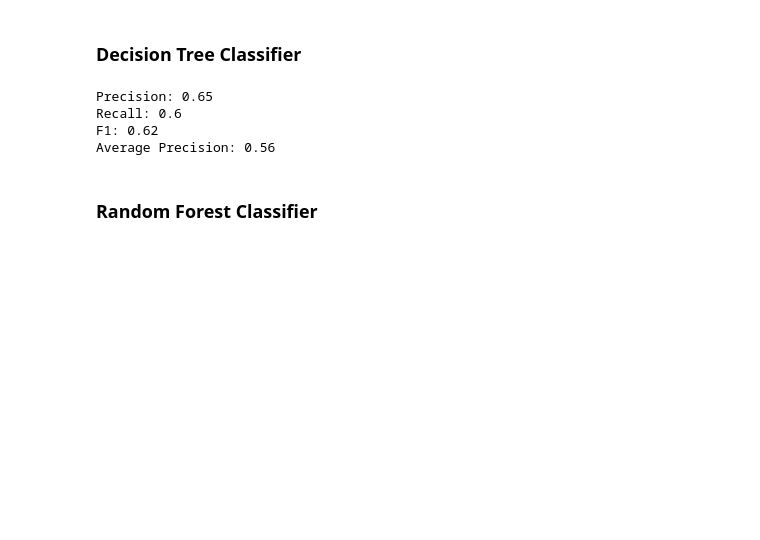
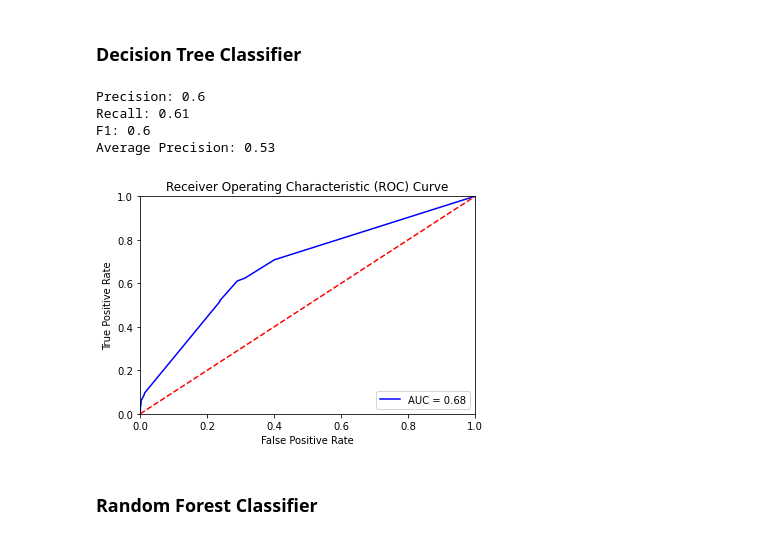
Before and after one commit to yangxiaohan57/classify-disaster-tweet, a Jupyter notebook: notebooks/01-tfidf-classification.ipynb, the cells around one changed output. Cells and saved outputs as stored; diff of their text form; code cells hidden in the pictures; blank space fills up the shorter version.

```diff
--- a/notebooks/01-tfidf-classification.ipynb
+++ b/notebooks/01-tfidf-classification.ipynb
@@ -147,7 +182,7 @@ plt.show()
 # %%
 from sklearn.tree import DecisionTreeClassifier
 # %%
-dt_clf = DecisionTreeClassifier(random_state=0).fit(x_train, y_train)
+dt_clf = DecisionTreeClassifier(random_state=0, max_depth=5).fit(x_train, y_train)
 # %%
 y_pred = dt_clf.predict(x_test)
 
@@ -156,10 +191,28 @@ print("Recall:", round(recall_score(y_test, y_pred, average='binary'),2))
 print("F1:", round(f1_score(y_test, y_pred, average='binary'),2))
 print("Average Precision:", round(average_precision_score(y_test, y_pred),2))
 # %% [output]
-Precision: 0.65
-Recall: 0.6
-F1: 0.62
-Average Precision: 0.56
+Precision: 0.6
+Recall: 0.61
+F1: 0.6
+Average Precision: 0.53
+# %%
+y_pred_prob = dt_clf.predict_proba(x_test)
+precision_recall_curve_values = precision_recall_curve(y_test, y_pred_prob[:,1])
+
+dt_fpr, dt_tpr, dt_threshold = roc_curve(y_test, y_pred_prob[:,1])
+dt_roc_auc = auc(dt_fpr, dt_tpr)
+
+plt.title('Receiver Operating Characteristic (ROC) Curve')
+plt.plot(dt_fpr, dt_tpr, 'b', label = 'AUC = %0.2f' % dt_roc_auc)
+plt.legend(loc = 'lower right')
+plt.plot([0, 1], [0, 1],'r--')
+plt.xlim([0, 1])
+plt.ylim([0, 1])
+plt.ylabel('True Positive Rate')
+plt.xlabel('False Positive Rate')
+plt.show()
+# %% [output]
+[figure, added]
 # %% [markdown]
 ### Random Forest Classifier
 # %%
```
Also changed, not shown: parts of 12 cells of this notebook, 1 other file.
